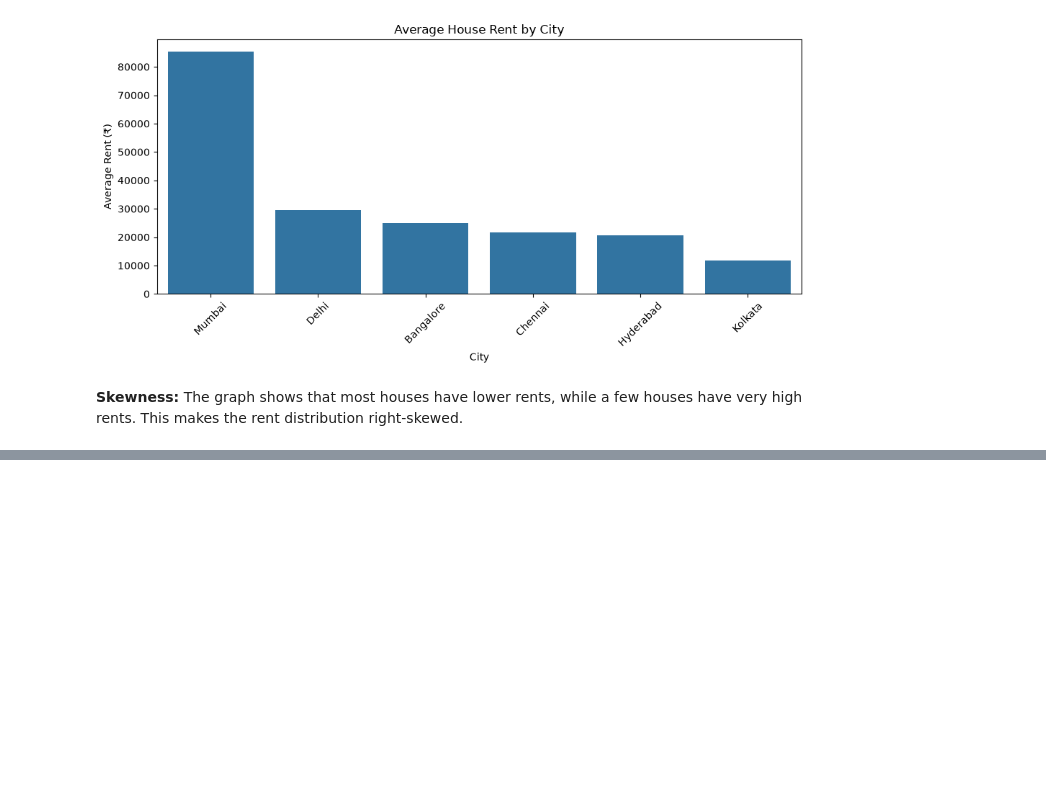
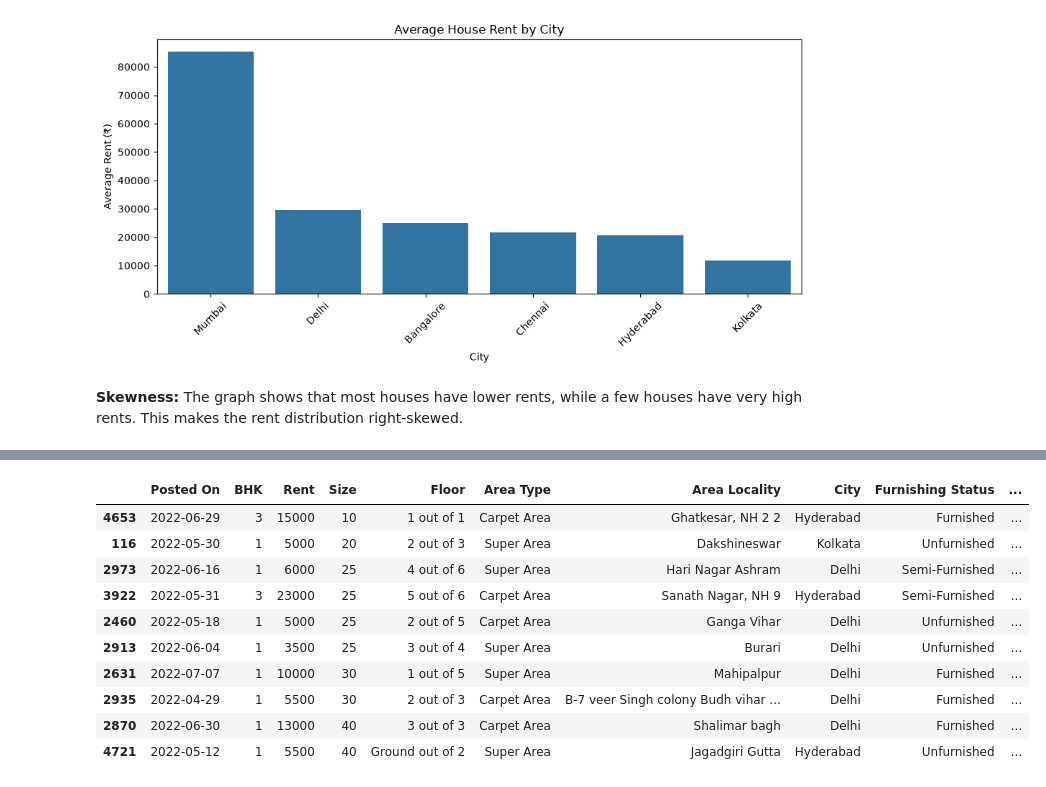
Before and after one commit to anishsharna/Project_practice, a Jupyter notebook: Practice_Task_1/house-rent-analysis.ipynb, the cells around one changed output, grey strips where cells are left out. Saved outputs shown, nothing was run; the diff lists cells and outputs as text; code cells hidden in the pictures; blank space fills up the shorter version.

```diff
--- a/Practice_Task_1/house-rent-analysis.ipynb
+++ b/Practice_Task_1/house-rent-analysis.ipynb
@@ -172,0 +197,14 @@ This project helped me improve my understanding of data analysis using Pandas, M
+# %%
+df.sort_values('Size').head(10)
+# %% [output]
+|  | Posted On | BHK | Rent | Size | Floor | Area Type | Area Locality | City | Furnishing Status | ... |
+| 4653 | 2022-06-29 | 3 | 15000 | 10 | 1 out of 1 | Carpet Area | Ghatkesar, NH 2 2 | Hyderabad | Furnished | ... |
+| 116 | 2022-05-30 | 1 | 5000 | 20 | 2 out of 3 | Super Area | Dakshineswar | Kolkata | Unfurnished | ... |
+| 2973 | 2022-06-16 | 1 | 6000 | 25 | 4 out of 6 | Super Area | Hari Nagar Ashram | Delhi | Semi-Furnished | ... |
+| 3922 | 2022-05-31 | 3 | 23000 | 25 | 5 out of 6 | Carpet Area | Sanath Nagar, NH 9 | Hyderabad | Semi-Furnished | ... |
+| 2460 | 2022-05-18 | 1 | 5000 | 25 | 2 out of 5 | Carpet Area | Ganga Vihar | Delhi | Unfurnished | ... |
+| 2913 | 2022-06-04 | 1 | 3500 | 25 | 3 out of 4 | Super Area | Burari | Delhi | Unfurnished | ... |
+| 2631 | 2022-07-07 | 1 | 10000 | 30 | 1 out of 5 | Super Area | Mahipalpur | Delhi | Furnished | ... |
+| 2935 | 2022-04-29 | 1 | 5500 | 30 | 2 out of 3 | Carpet Area | B-7 veer Singh colony Budh vihar ... | Delhi | Furnished | ... |
+| 2870 | 2022-06-30 | 1 | 13000 | 40 | 3 out of 3 | Carpet Area | Shalimar bagh | Delhi | Furnished | ... |
+| 4721 | 2022-05-12 | 1 | 5500 | 40 | Ground out of 2 | Super Area | Jagadgiri Gutta | Hyderabad | Unfurnished | ... |
```
Also changed, not shown: parts of 14 cells of this notebook.
